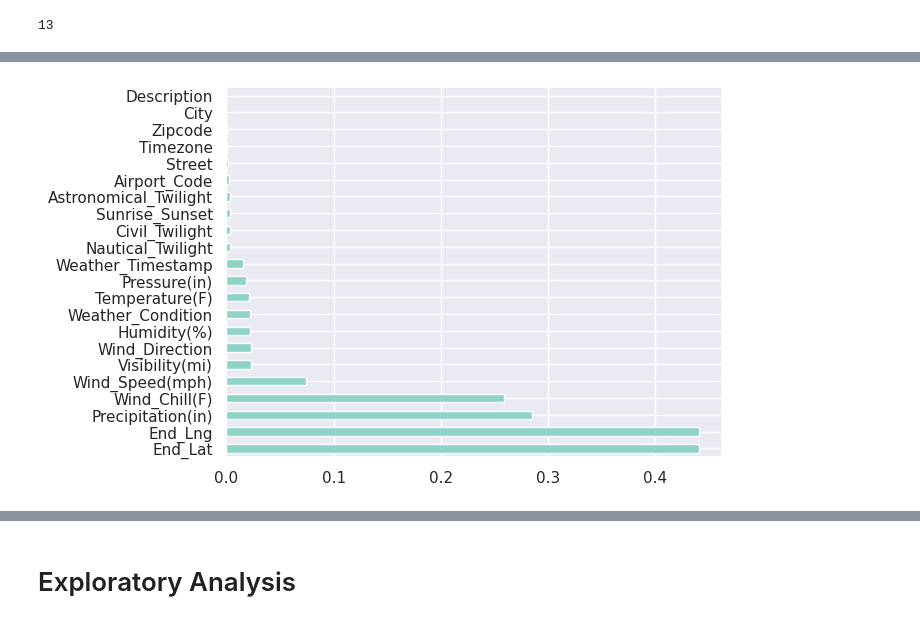
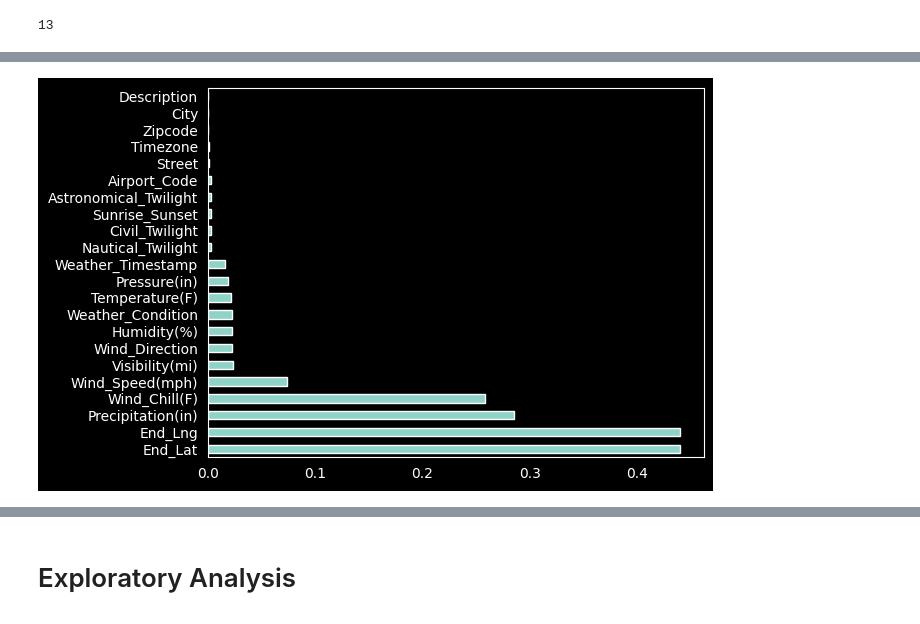
Before and after one commit to ajdjyt/exploratory-da, a Jupyter notebook: exploratory-ds.ipynb, the cells around one changed output, grey strips where cells are left out. Drawn from its saved outputs; the diff is of its cells as text; code cells hidden in the pictures.

```diff
--- a/exploratory-ds.ipynb
+++ b/exploratory-ds.ipynb
@@ -5,23 +5,10 @@ pip install opendatasets -U --quiet
 # %% [output]
 /usr/bin/zsh: /mnt/stor/miniconda/envs/tf/lib/libncursesw.so.6: no version information available (required by /usr/bin/zsh)
 Note: you may need to restart the kernel to use updated packages.
-# %%
-import matplotlib.pyplot as plt
-import seaborn as sns
-plt.style.use('dark_background')
-sns.set_style('darkgrid')
-plt.style.use('dark_background')
-plt.rcParams.update({
-    "lines.color": "white",
-    "patch.edgecolor": "white",
-    "text.color": "black",
-    "axes.facecolor": "white",
-    "axes.edgecolor": "lightgray",
-    "axes.labelcolor": "white",
-    "xtick.color": "white",
-    "ytick.color": "white",
-    "grid.color": "lightgray",
-    "figure.facecolor": "black",
-    "figure.edgecolor": "black",
-    "savefig.facecolor": "black",
-    "savefig.edgecolor": "black"})
+# %%
+import pandas as pd
+import matplotlib.pyplot as plt
+import seaborn as sns
+sns.set_style('dark') # change to darkgrid for grid
+plt.style.use('dark_background')
+plt.figure(figsize=(400, 400))
@@ -39,7 +27,7 @@ od.download(url) # Pre downloaded kaggle.json in the dir
 import os
 os.chdir('us-accidents')
 x=os.listdir()
-df_name=os.getcwd()+ "/"+str([i for i in os.listdir() if 'us_accidents' in i.lower()][0])
+df_name=os.getcwd()+ "/"+str([i for i in os.listdir()][0])
 print(df_name)
 os.chdir('..')
 # %% [output]
@@ -95,5 +95,8 @@ missing=missing[missing>0]
 # %%
+
+missing=df.isna().sum().sort_values(ascending=False)/len(df)
+missing=missing[missing>0]
 missing_plot=missing.plot(kind='barh')
 missing_plot.figure.savefig('./charts/missing.png')
 # %% [output]
-[figure, old version]
+[figure, new version]
```
Also changed, not shown: parts of 62 cells of this notebook, 5 other files.
